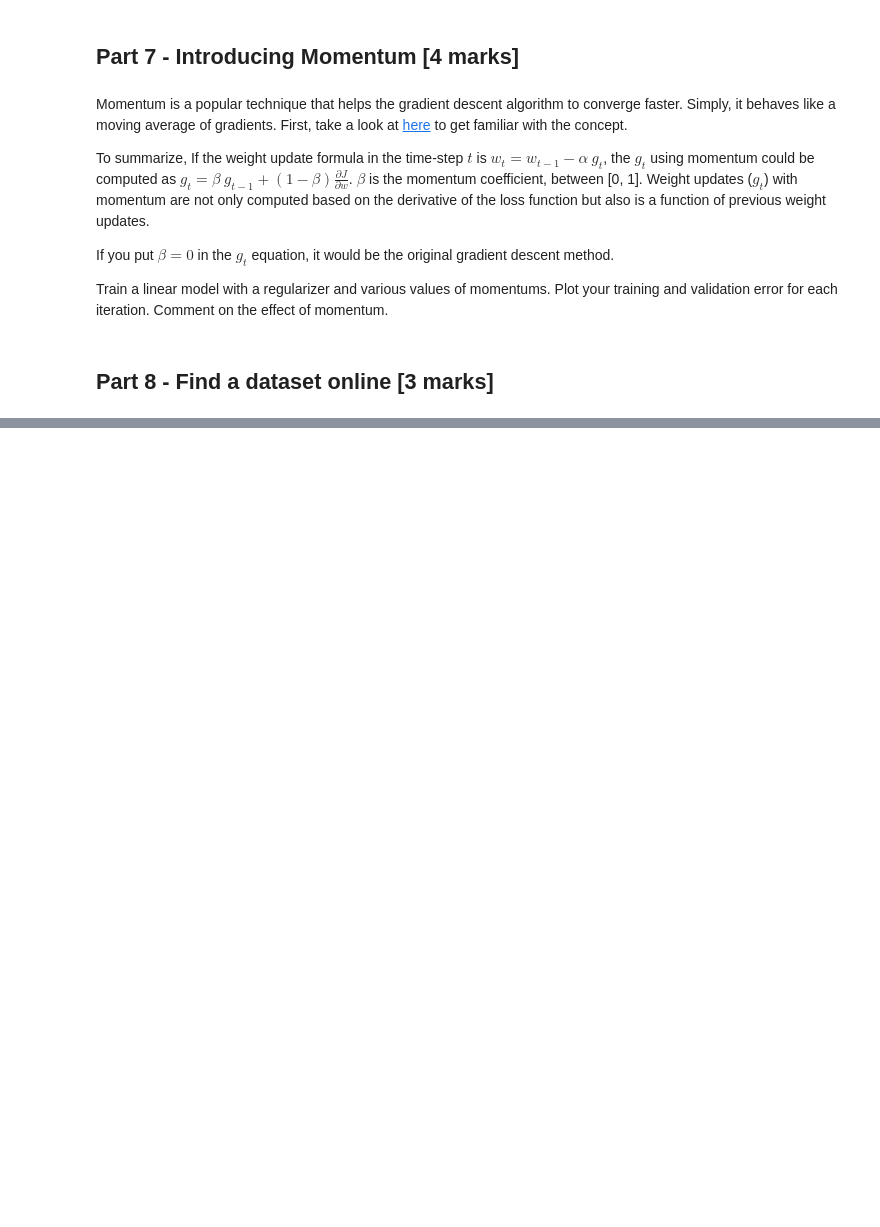
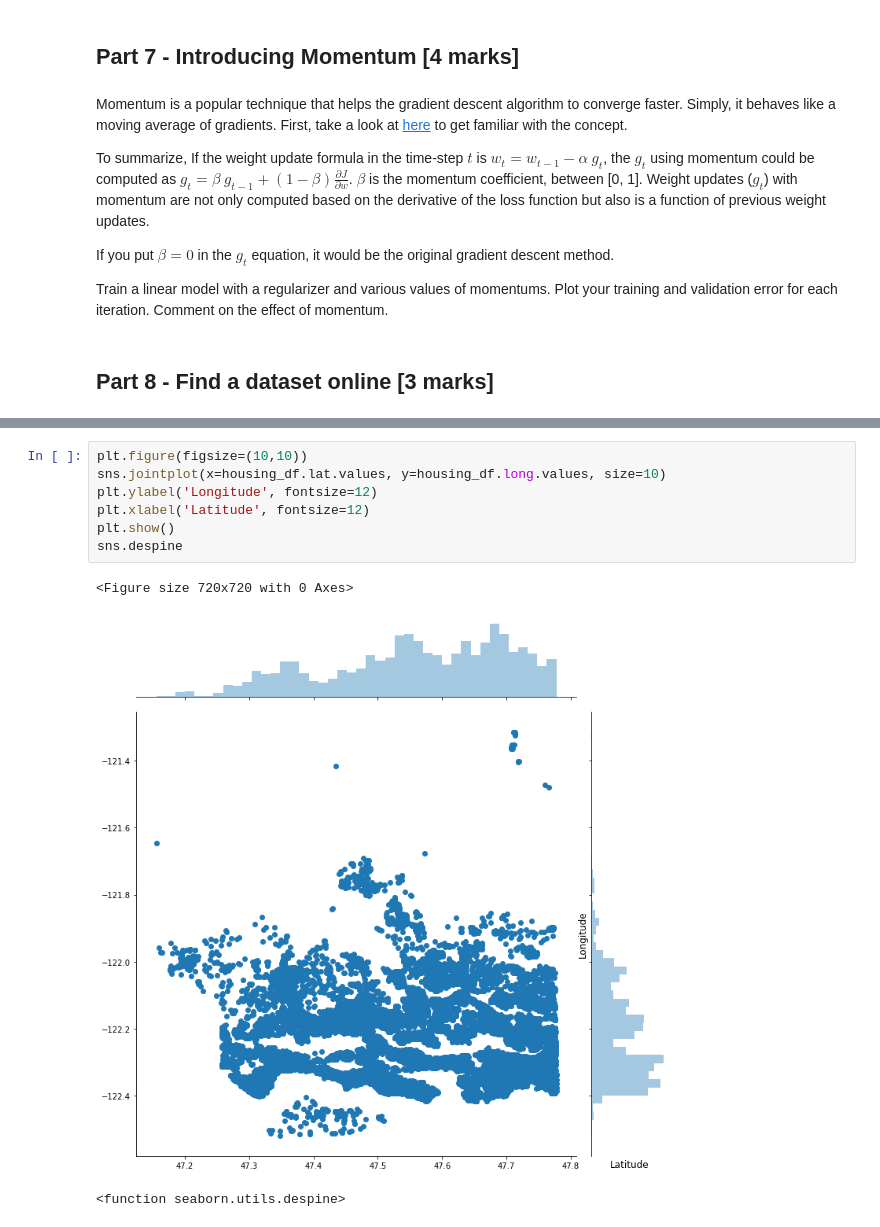
Before and after one commit to armandordorica/APS1070_A4_Linear_Regression_Gradient_Descent, a Jupyter notebook: Project_4.ipynb, the cells around one changed output, grey strips where cells are left out. Drawn from its saved outputs; the diff is of its cells as text; blank space fills up the shorter version.

```diff
--- a/Project_4.ipynb
+++ b/Project_4.ipynb
@@ -972,0 +982,11 @@ When submitting your project on Quercus, Please make sure you are also uploading
+# %%
+plt.figure(figsize=(10,10))
+sns.jointplot(x=housing_df.lat.values, y=housing_df.long.values, size=10)
+plt.ylabel('Longitude', fontsize=12)
+plt.xlabel('Latitude', fontsize=12)
+plt.show()
+sns.despine
+# %% [output]
+<Figure size 720x720 with 0 Axes>
+[figure, added]
+<function seaborn.utils.despine>
```
Also changed, not shown: parts of 53 cells of this notebook.
